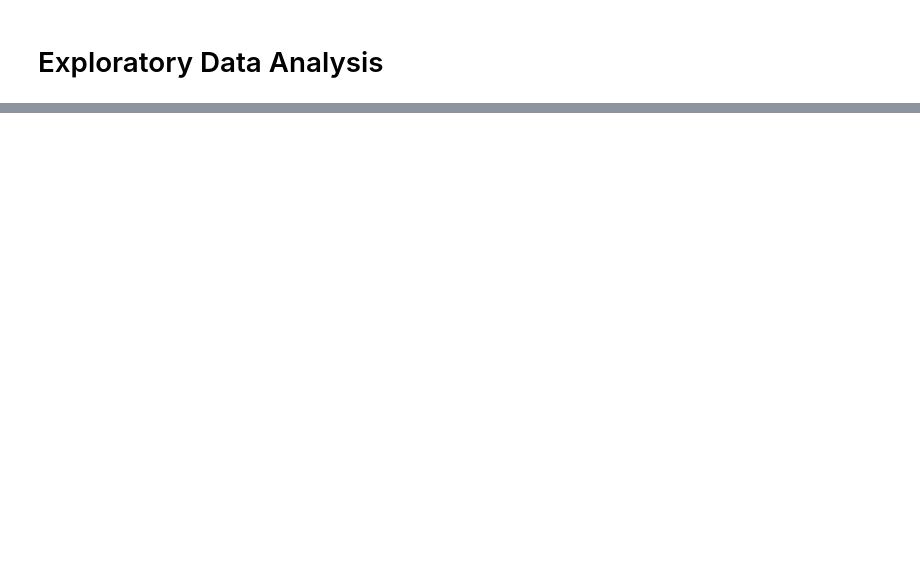
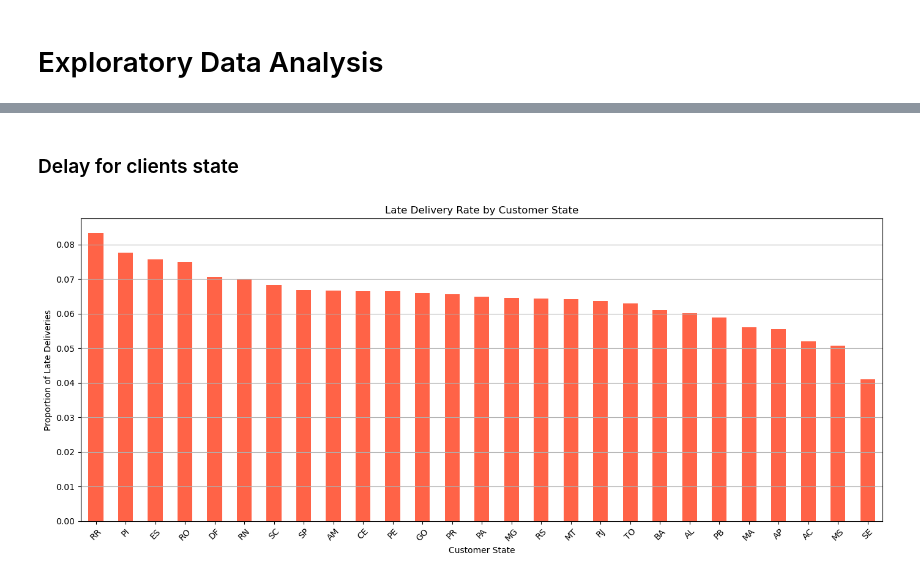
Before and after one commit to rickaof/Portfolio, a Jupyter notebook: Ecommerce_Analysis/notebooks/data_preparation.ipynb, the cells around one changed output, grey strips where cells are left out. Cells and saved outputs as stored; diff of their text form; code cells hidden in the pictures; blank space fills up the shorter version.

```diff
--- a/Ecommerce_Analysis/notebooks/data_preparation.ipynb
+++ b/Ecommerce_Analysis/notebooks/data_preparation.ipynb
@@ -468,0 +511,18 @@ orders[[
+# %% [markdown]
+### Delay for clients state
+# %%
+# Calculate late delivery rate by customer state
+late_by_state = df.groupby("customer_state")["is_late"].mean().sort_values(ascending=False)
+
+# Plotting
+plt.figure(figsize=(14, 6))
+late_by_state.plot(kind='bar', color='tomato')
+plt.title("Late Delivery Rate by Customer State")
+plt.xlabel("Customer State")
+plt.ylabel("Proportion of Late Deliveries")
+plt.xticks(rotation=45)
+plt.grid(axis='y')
+plt.tight_layout()
+plt.show()
+# %% [output]
+[figure, added]
```
Also changed, not shown: parts of 12 cells of this notebook, 1 other file.
